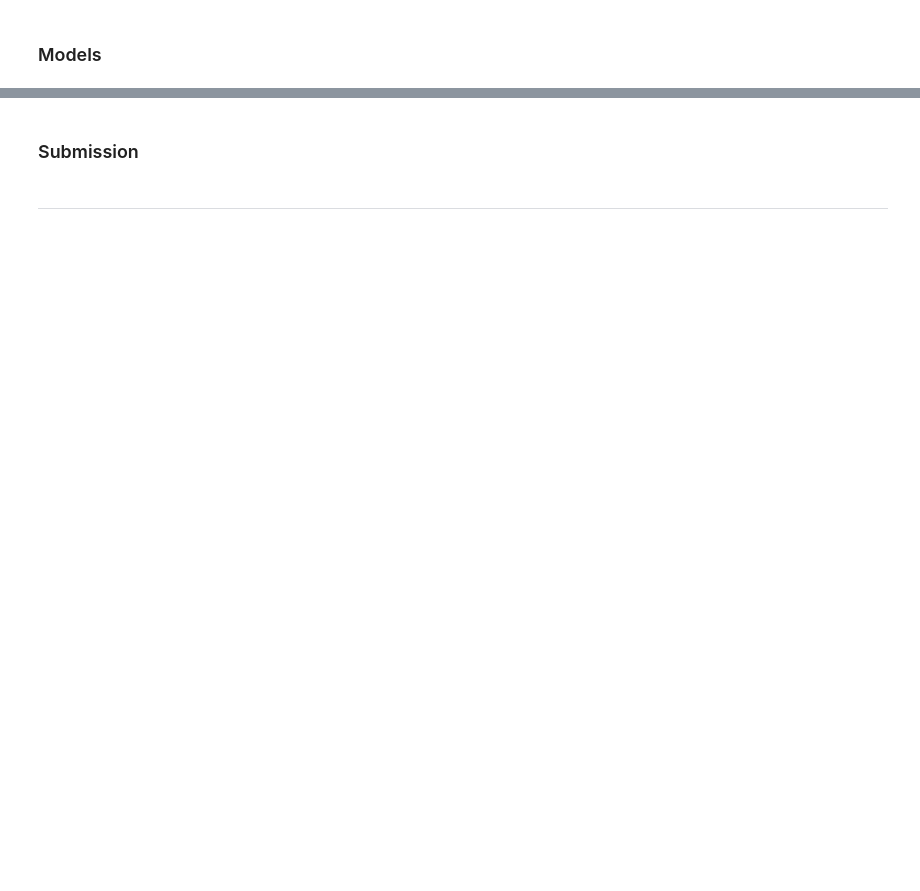
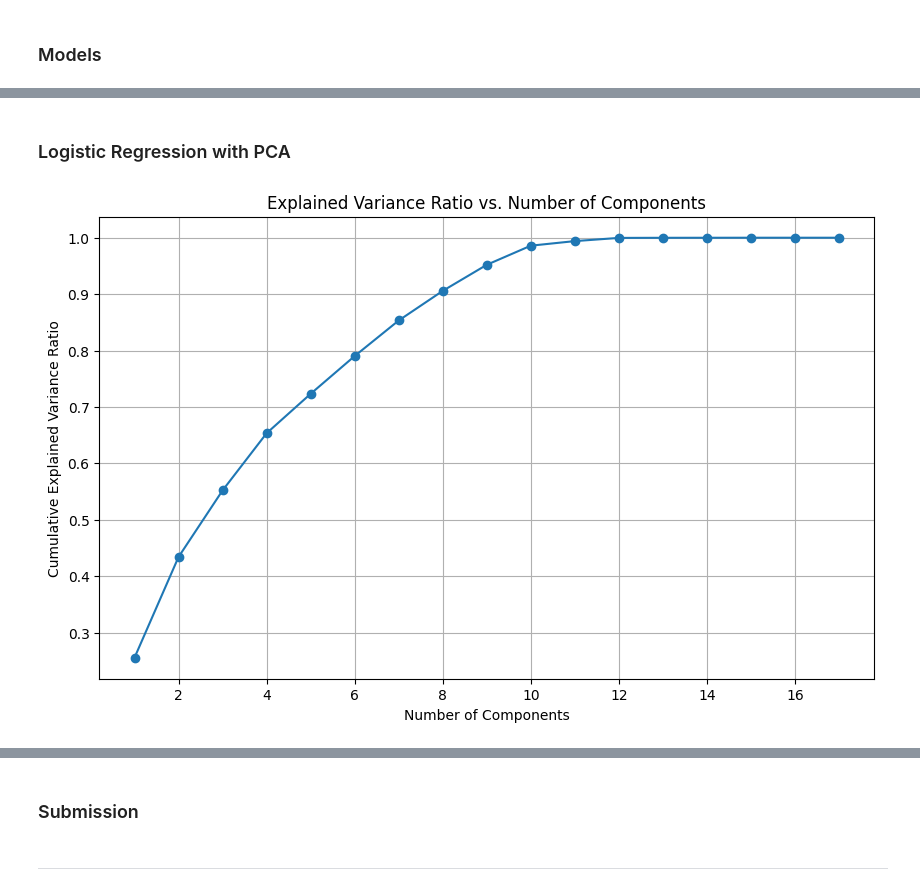
Before and after one commit to Toavina00/Zindi-credit-scoring, a Jupyter notebook: credit-scoring.ipynb, the cells around one changed output, grey strips where cells are left out. Cells and saved outputs as stored; diff of their text form; code cells hidden in the pictures; blank space fills up the shorter version.

```diff
--- a/credit-scoring.ipynb
+++ b/credit-scoring.ipynb
@@ -211,0 +248,36 @@ weighted avg       0.99      0.99      0.99     13731
+# %% [markdown]
+### Logistic Regression with PCA
+# %%
+import matplotlib.pyplot as plt
+
+pca = make_pipeline(
+    make_column_transformer(
+        ('drop', ['ID']),
+        remainder='passthrough',
+        verbose_feature_names_out=False,
+    ),
+    make_column_transformer(
+      (SimpleImputer(strategy="mean"), make_column_selector(dtype_include=np.float64)),
+      (SimpleImputer(strategy='most_frequent'), make_column_selector(dtype_include=np.int64)),
+      #(make_pipeline(SimpleImputer(strategy='most_frequent'), TargetEncoder()), make_column_selector(dtype_include=object)),
+      remainder='drop',
+      verbose_feature_names_out=False,
+    ),
+    StandardScaler(),
+    PCA()
+)
+
+X_train_pca = pca.fit_transform(X_train, y_train)
+
+explained_variance_ratio = pca.named_steps["pca"].explained_variance_ratio_
+cumulative_variance_ratio = np.cumsum(explained_variance_ratio)
+
+plt.figure(figsize=(10, 6))
+plt.plot(range(1, len(cumulative_variance_ratio) + 1), cumulative_variance_ratio, marker='o')
+plt.xlabel("Number of Components")
+plt.ylabel("Cumulative Explained Variance Ratio")
+plt.title("Explained Variance Ratio vs. Number of Components")
+plt.grid(True)
+plt.show()
+# %% [output]
+[figure, added]
```
Also changed, not shown: parts of 29 cells of this notebook.
